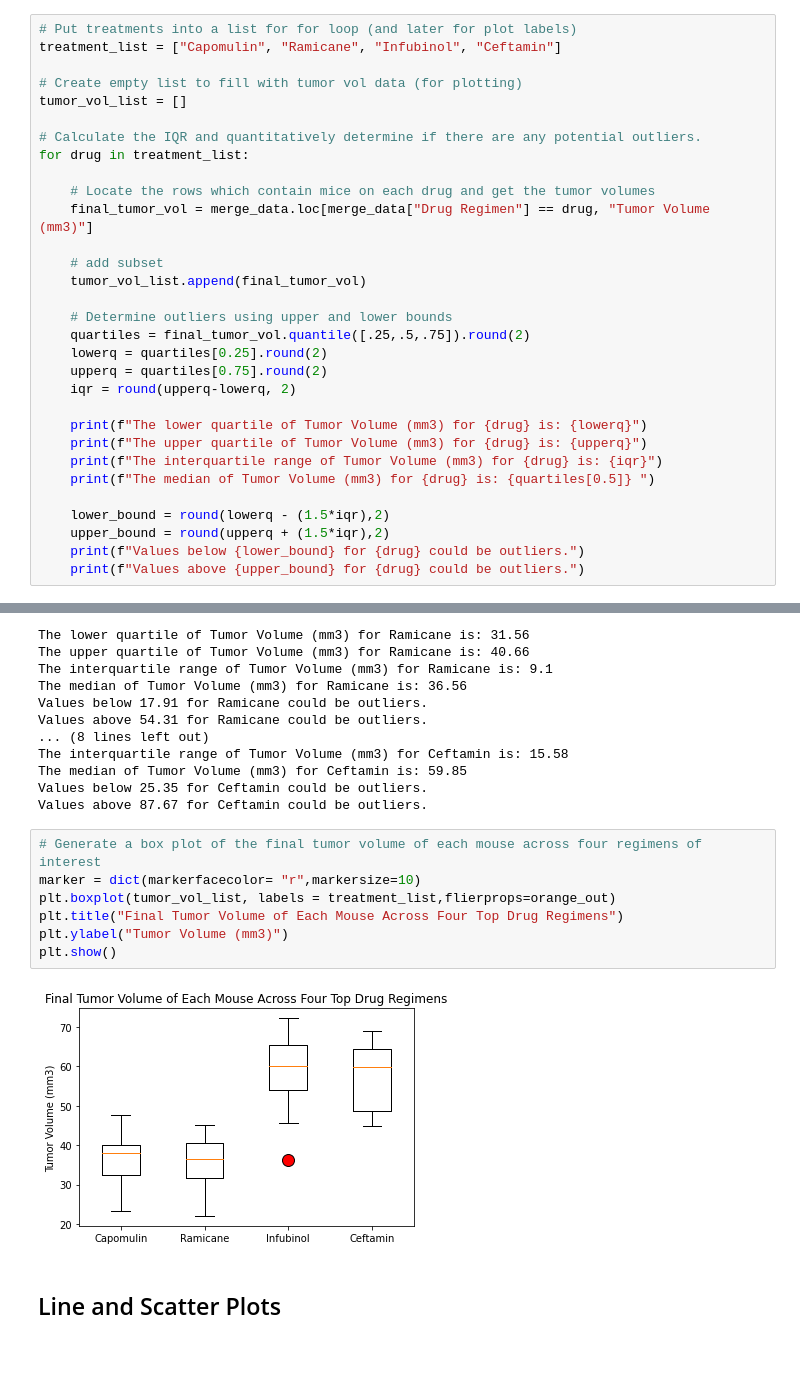
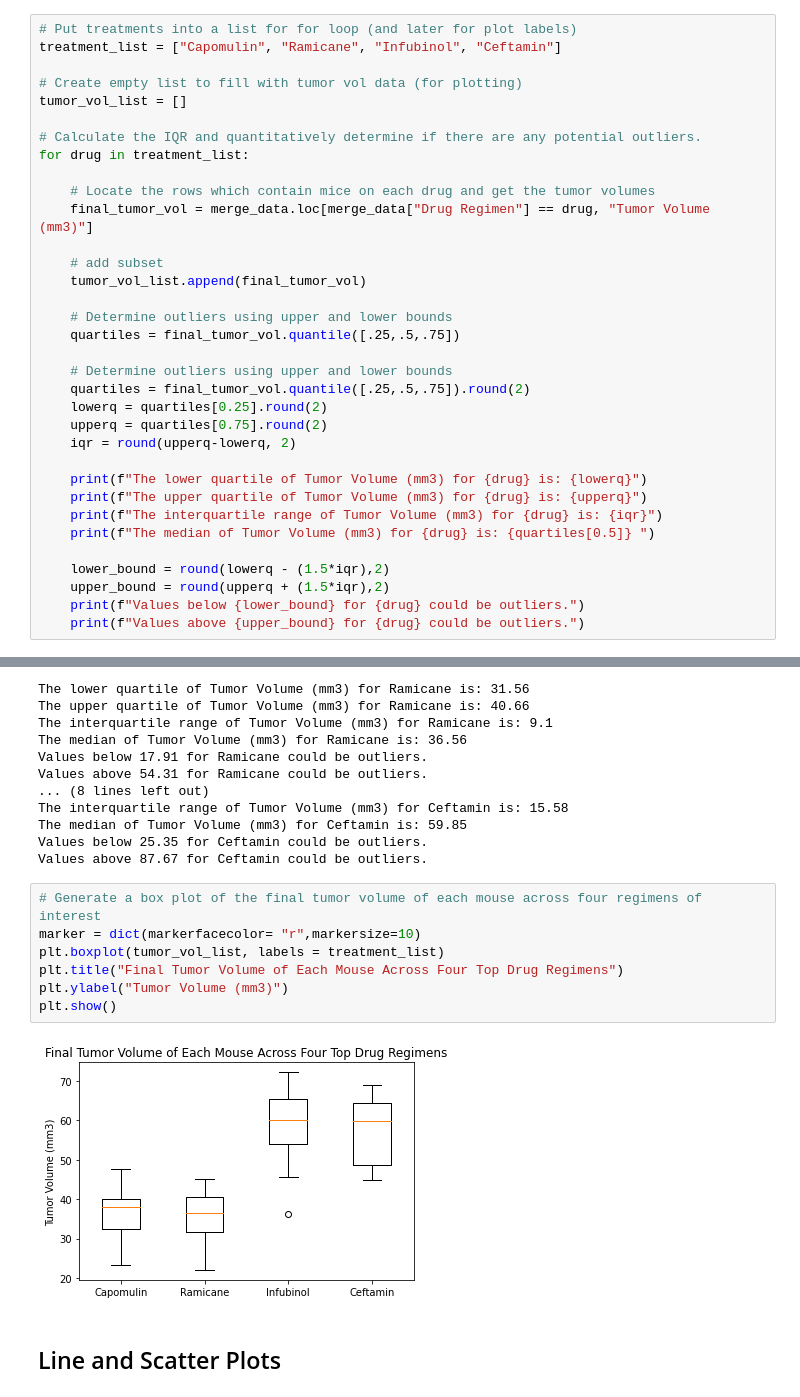
Before and after one commit to Klsisk/matplotlib-challenge, a Jupyter notebook: Instructions/Pymaceuticals/mainscript.ipynb, the cells around one changed output, grey strips where cells are left out. Drawn from its saved outputs; the diff is of its cells as text; blank space fills up the shorter version.

```diff
--- a/Instructions/Pymaceuticals/mainscript.ipynb
+++ b/Instructions/Pymaceuticals/mainscript.ipynb
@@ -254,6 +241,9 @@ for drug in treatment_list:
     tumor_vol_list.append(final_tumor_vol)
 
     # Determine outliers using upper and lower bounds
+    quartiles = final_tumor_vol.quantile([.25,.5,.75])
+
+    # Determine outliers using upper and lower bounds
     quartiles = final_tumor_vol.quantile([.25,.5,.75]).round(2)
     lowerq = quartiles[0.25].round(2)
     upperq = quartiles[0.75].round(2)
@@ -289,11 +279,11 @@ Values above 87.67 for Ceftamin could be outliers.
 # %%
 # Generate a box plot of the final tumor volume of each mouse across four regimens of interest
 marker = dict(markerfacecolor= "r",markersize=10)
-plt.boxplot(tumor_vol_list, labels = treatment_list,flierprops=orange_out)
+plt.boxplot(tumor_vol_list, labels = treatment_list)
 plt.title("Final Tumor Volume of Each Mouse Across Four Top Drug Regimens")
 plt.ylabel("Tumor Volume (mm3)")
 plt.show()
 # %% [output]
-[figure, old version]
+[figure, new version]
 # %% [markdown]
 ## Line and Scatter Plots
```
Also changed, not shown: parts of 5 cells of this notebook, 1 other file.
